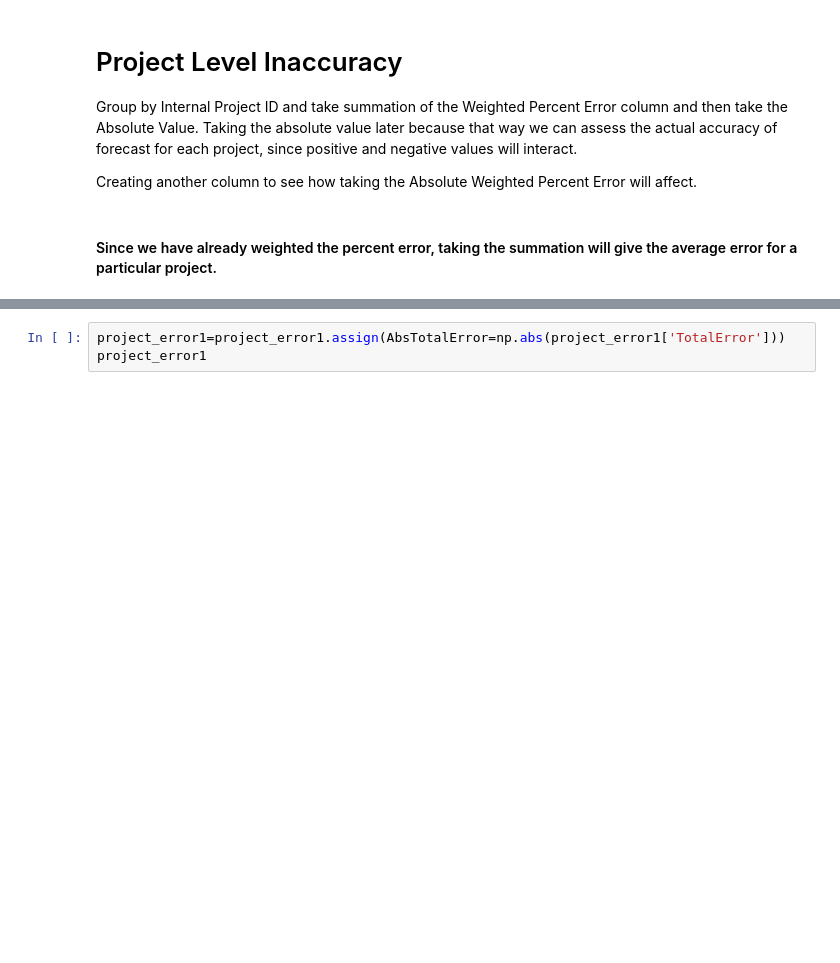
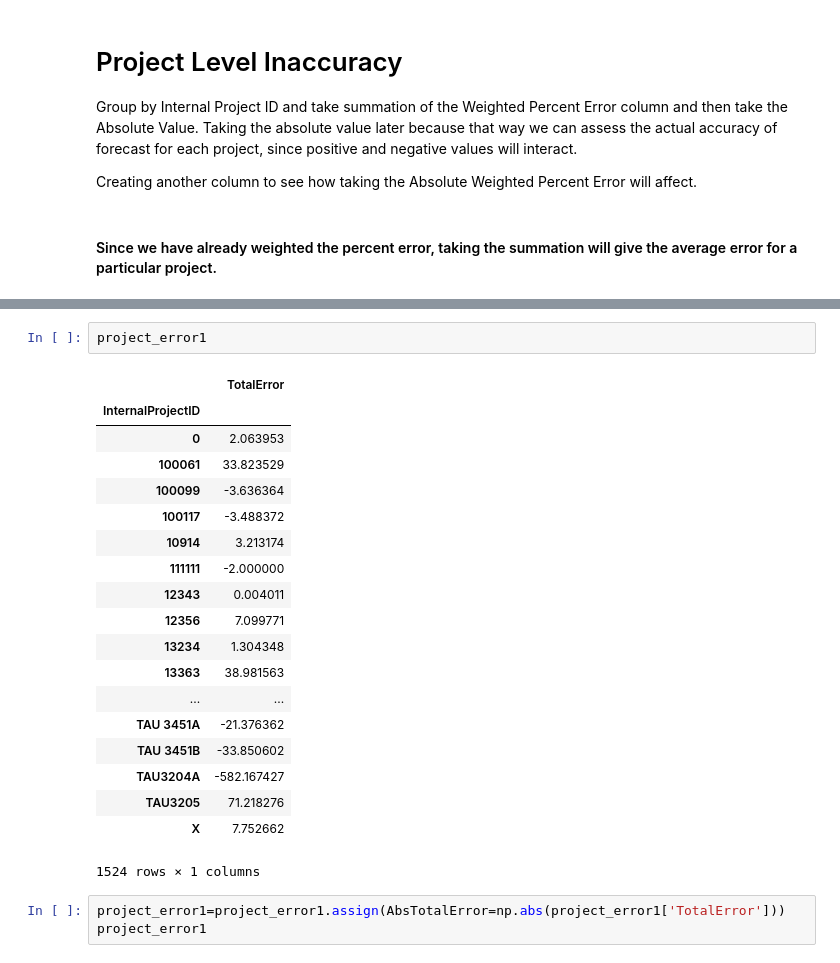
Before and after one commit to jawadmhoque/accuracy-assessment, a Jupyter notebook: Accuracy Algorithm.ipynb, the cells around one changed output, grey strips where cells are left out. Cells and saved outputs as stored; diff of their text form; blank space fills up the shorter version.

```diff
--- a/Accuracy Algorithm.ipynb
+++ b/Accuracy Algorithm.ipynb
@@ -463,6 +464,28 @@ project_error2
 | TAU3205 | 71.218276 |
 | X | 10.339676 |
 1524 rows × 1 columns
+# %%
+project_error1
+# %% [output]
+|  | TotalError |
+| InternalProjectID |  |
+| 0 | 2.063953 |
+| 100061 | 33.823529 |
+| 100099 | -3.636364 |
+| 100117 | -3.488372 |
+| 10914 | 3.213174 |
+| 111111 | -2.000000 |
+| 12343 | 0.004011 |
+| 12356 | 7.099771 |
+| 13234 | 1.304348 |
+| 13363 | 38.981563 |
+| ... | ... |
+| TAU 3451A | -21.376362 |
+| TAU 3451B | -33.850602 |
+| TAU3204A | -582.167427 |
+| TAU3205 | 71.218276 |
+| X | 7.752662 |
+1524 rows × 1 columns
 # %%
 project_error1=project_error1.assign(AbsTotalError=np.abs(project_error1['TotalError']))
 project_error1
```
Also changed, not shown: parts of 5 cells of this notebook, 1 other file.
